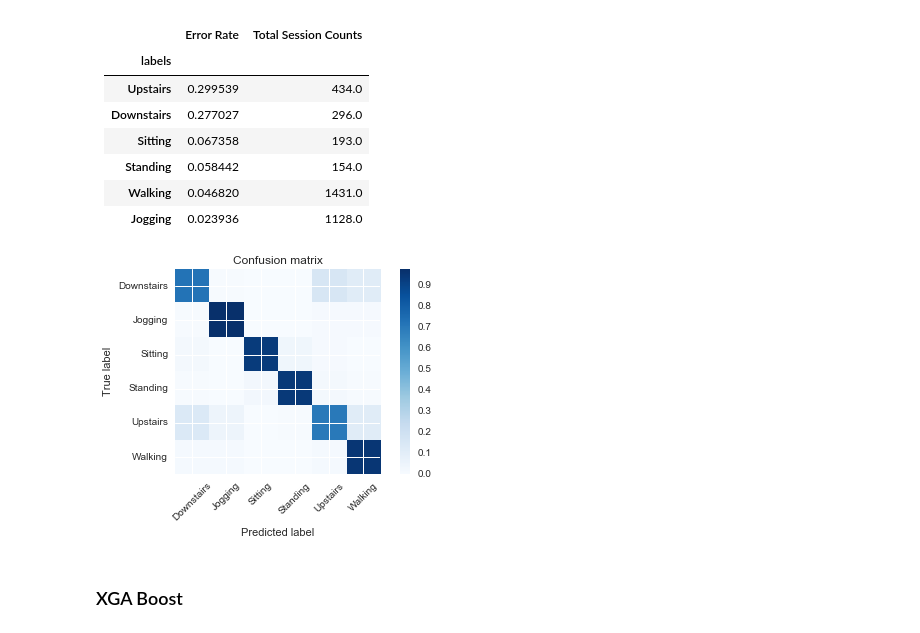
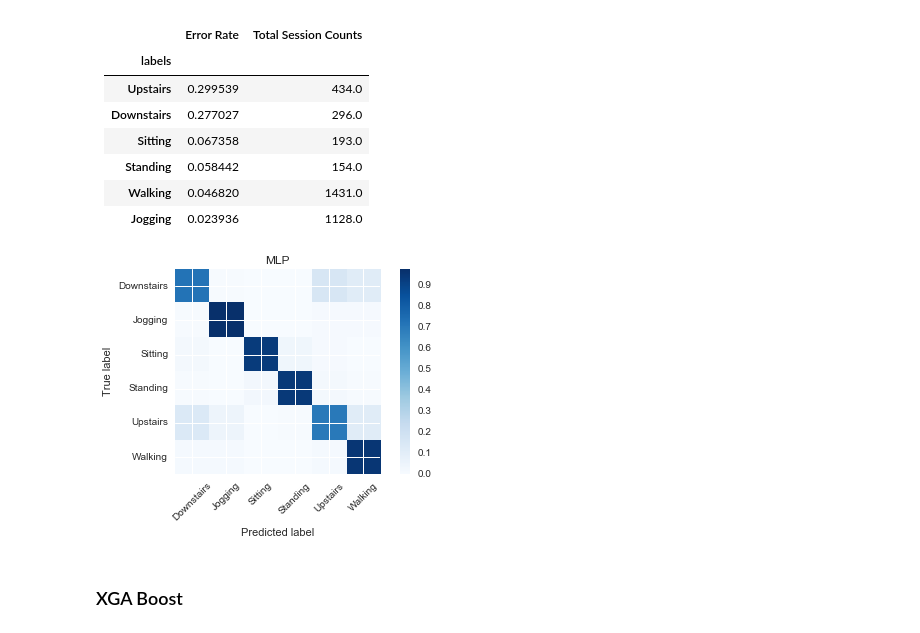
Before and after one commit to bshurick/ischool, a Jupyter notebook: Capstone/nn_actitracker_model.ipynb, the cells around one changed output. Drawn from its saved outputs; the diff is of its cells as text; code cells hidden in the pictures.

```diff
--- a/Capstone/nn_actitracker_model.ipynb
+++ b/Capstone/nn_actitracker_model.ipynb
@@ -383,9 +383,9 @@ analyze_errors(true_category, pred_category)
 # %%
 cm = confusion_matrix(true_category, pred_category)
 cm_normalized = cm.astype('float') / cm.sum(axis=1)[:, np.newaxis]
-plot_confusion_matrix(cm_normalized)
+plot_confusion_matrix(cm_normalized, 'MLP')
 # %% [output]
-[figure, old version]
+[figure, new version]
 # %% [markdown]
 ### XGA Boost
 # %%
```
Also changed, not shown: parts of 3 cells of this notebook.
